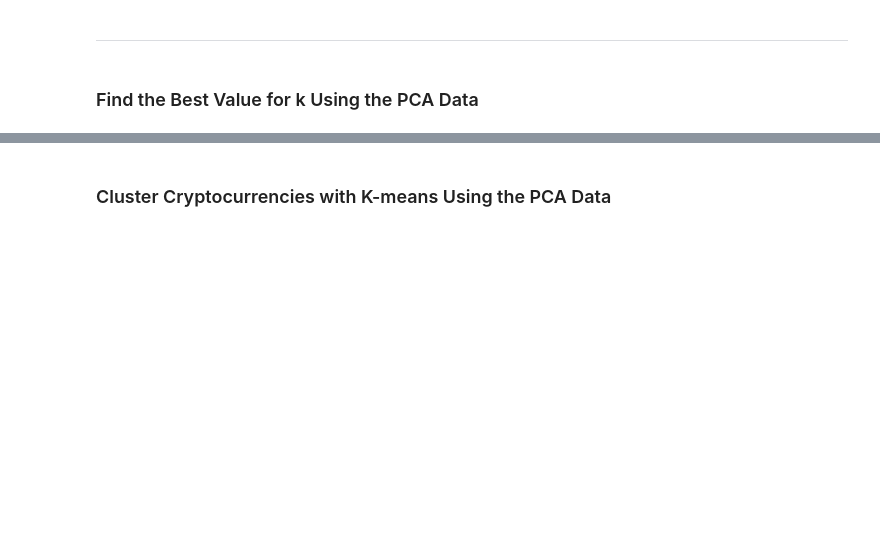
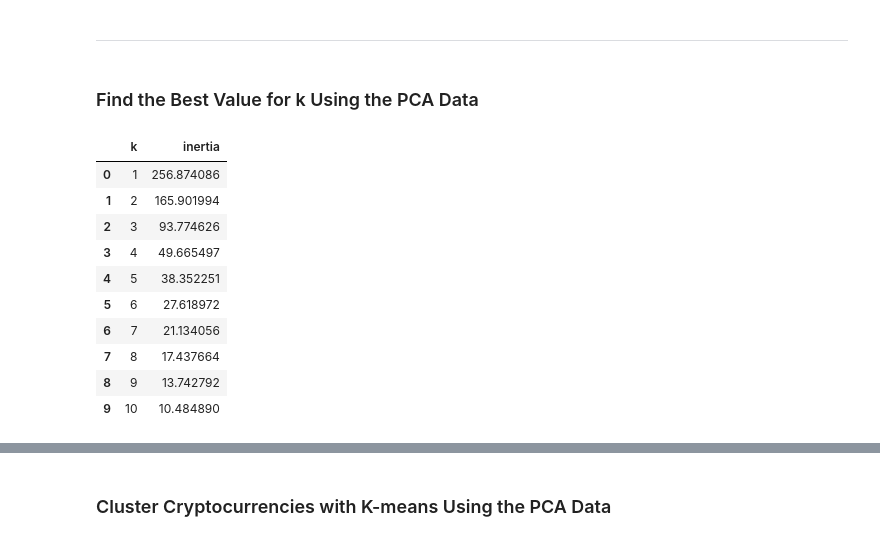
Before and after one commit to JP-Butler/CryptoClustering, a Jupyter notebook: Crypto_Clustering.ipynb, the cells around one changed output, grey strips where cells are left out. Cells and saved outputs as stored; diff of their text form; code cells hidden in the pictures; blank space fills up the shorter version.

```diff
--- a/Crypto_Clustering.ipynb
+++ b/Crypto_Clustering.ipynb
@@ -216,5 +226,6 @@ df_market_scaled_predict.hvplot.scatter(
 # %%
 # Use the PCA model with `fit_transform` to reduce to
 # three principal components.
-
+market_scaled_pca = pca.fit_transform(df_market_scaled)
 # View the first five rows of the DataFrame.
+market_scaled_pca[:5]
@@ -230,12 +252,13 @@ df_market_scaled_predict.hvplot.scatter(
 # %%
 # Create a new DataFrame with the PCA data.
-
+df_market_pca = pd.DataFrame(market_scaled_pca, columns=["PC1", "PC2", "PC3"])
 # Creating a DataFrame with the PCA data
 
 # Copy the crypto names from the original data
-
+df_market_pca["coin_id"] = df_market_scaled.index
 
 # Set the coinid column as index
-
+df_market_pca = df_market_pca.set_index("coin_id")
 
 # Display sample data
+df_market_pca.head()
@@ -245,5 +276,6 @@ df_market_scaled_predict.hvplot.scatter(
 ### Find the Best Value for k Using the PCA Data
 # %%
 # Create a list with the number of k-values from 1 to 11
+k = list(range(1,11))
 # %%
 # Create an empty list to store the inertia values
@@ -257,7 +293,22 @@ df_market_scaled_predict.hvplot.scatter(
 # %%
 # Create a dictionary with the data to plot the Elbow curve
+elbow_data_pca = {'k':k, 'inertia':inertia}
+# Create a DataFrame with the data to plot the Elbow curve
+df_elbow_pca = pd.DataFrame(elbow_data_pca)
 
-# Create a DataFrame with the data to plot the Elbow curve
+df_elbow_pca
+# %% [output]
+|  | k | inertia |
+| 0 | 1 | 256.874086 |
+| 1 | 2 | 165.901994 |
+| 2 | 3 | 93.774626 |
+| 3 | 4 | 49.665497 |
+| 4 | 5 | 38.352251 |
+| 5 | 6 | 27.618972 |
+| 6 | 7 | 21.134056 |
+| 7 | 8 | 17.437664 |
+| 8 | 9 | 13.742792 |
+| 9 | 10 | 10.484890 |
 # %%
 # Plot a line chart with all the inertia values computed with
 # the different values of k to visually identify the optimal value for k.
```
Also changed, not shown: parts of 20 cells of this notebook.
